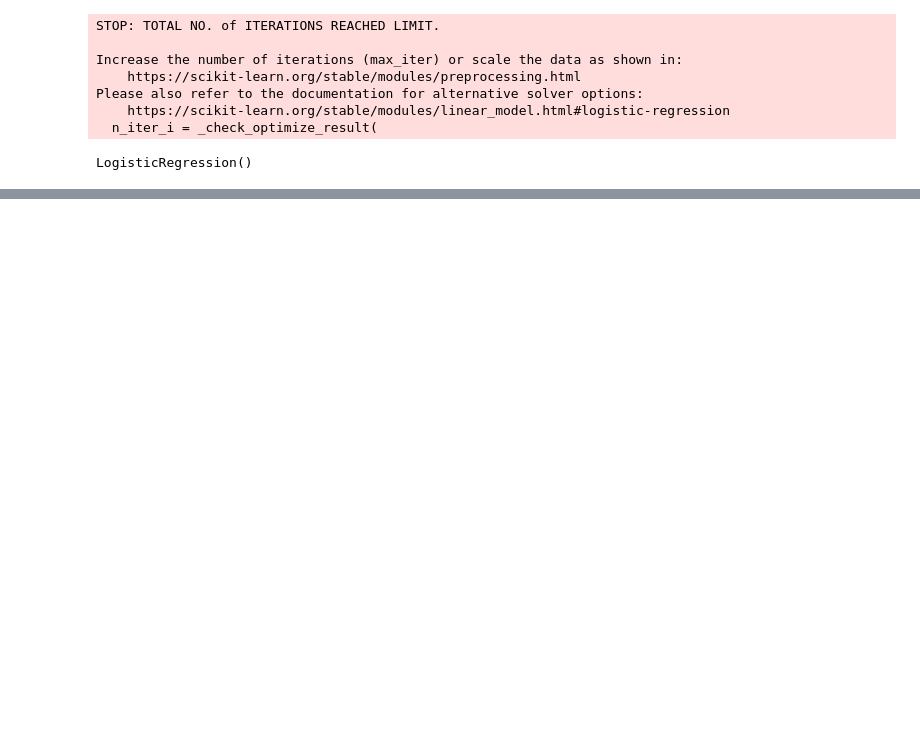
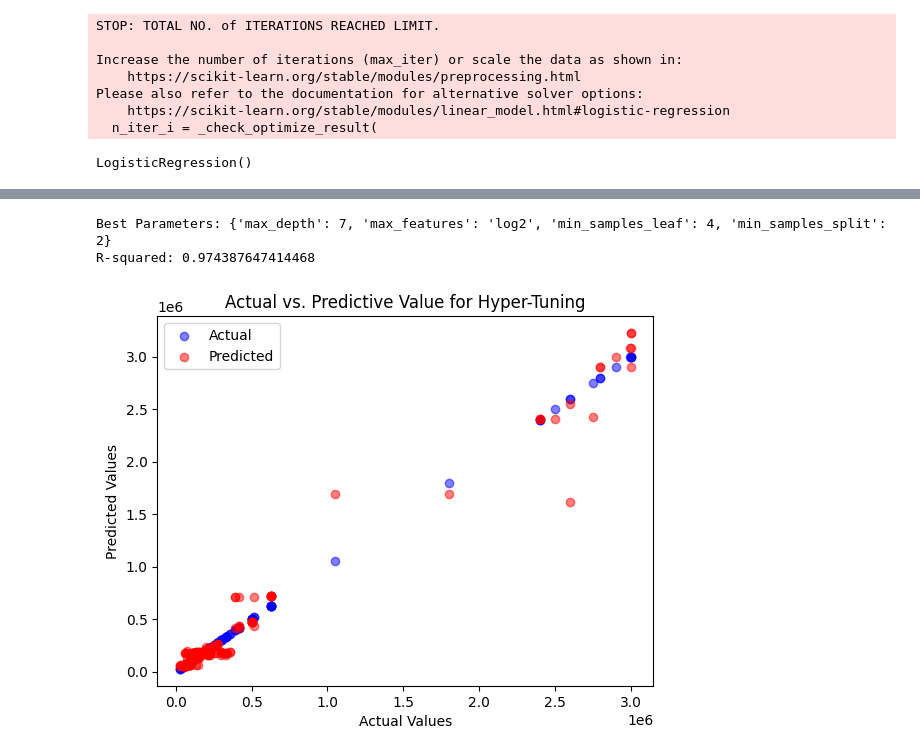
Before and after one commit to mizanulridhoaohana/machine-learning-terapan, a Jupyter notebook: sport-car-price-prediction.ipynb, the cells around one changed output, grey strips where cells are left out. Saved outputs shown, nothing was run; the diff lists cells and outputs as text; code cells hidden in the pictures; blank space fills up the shorter version.

```diff
--- a/sport-car-price-prediction.ipynb
+++ b/sport-car-price-prediction.ipynb
@@ -273,0 +319,53 @@ plt.show()
+# %%
+from sklearn.model_selection import train_test_split, GridSearchCV
+from sklearn.tree import DecisionTreeRegressor
+from sklearn.metrics import r2_score
+
+# Split data
+X = car_df[['Engine Size (L)', 'Horsepower', 'Torque (lb-ft)', '0-60 MPH Time (seconds)', 'Age']]
+y = car_df['Price (in USD)']
+X_train, X_test, y_train, y_test = train_test_split(X, y, test_size=0.2, random_state=52)
+
+# mendefinisikan parameter grid to search
+param_grid = {
+    'max_depth': [None, 3, 5, 7],
+    'min_samples_split': [2, 5, 10],
+    'min_samples_leaf': [1, 2, 4],
+    'max_features': [1.0, 'sqrt', 'log2']
+}
+
+# membuat model dengan Decision Tree
+model = DecisionTreeRegressor()
+
+# mengaplikasikan grid search untuk melakukan hypertuning parameter
+grid_search = GridSearchCV(estimator=model, param_grid=param_grid, cv=5, scoring='r2')
+grid_search.fit(X_train, y_train)
+
+# menyimpan model terbaik dan parameternya
+best_model = grid_search.best_estimator_
+best_params = grid_search.best_params_
+
+# membuat prediksi menggunakan model terbaik yang diperoleh
+y_pred = best_model.predict(X_test)
+
+# menghitung nilai r2 error
+r2 = r2_score(y_test, y_pred)
+print(f"Best Parameters: {best_params}")
+print(f"R-squared: {r2}")
+# %% [output]
+Best Parameters: {'max_depth': 7, 'max_features': 'log2', 'min_samples_leaf': 4, 'min_samples_split': 2}
+R-squared: 0.974387647414468
+# %%
+import matplotlib.pyplot as plt
+
+# Membuat scatter plot untuk memetakan hasil prediksi dan data aktual
+plt.scatter(y_test, y_test, color='blue', alpha=0.5, label='Actual')
+plt.scatter(y_test, y_pred, color='red', alpha=0.5, label='Predicted')
+
+plt.xlabel("Actual Values")
+plt.ylabel("Predicted Values")
+plt.title("Actual vs. Predictive Value for Hyper-Tuning")
+plt.legend()
+plt.show()
+# %% [output]
+[figure, added]
```
Also changed, not shown: parts of 10 cells of this notebook, 1 other file.
